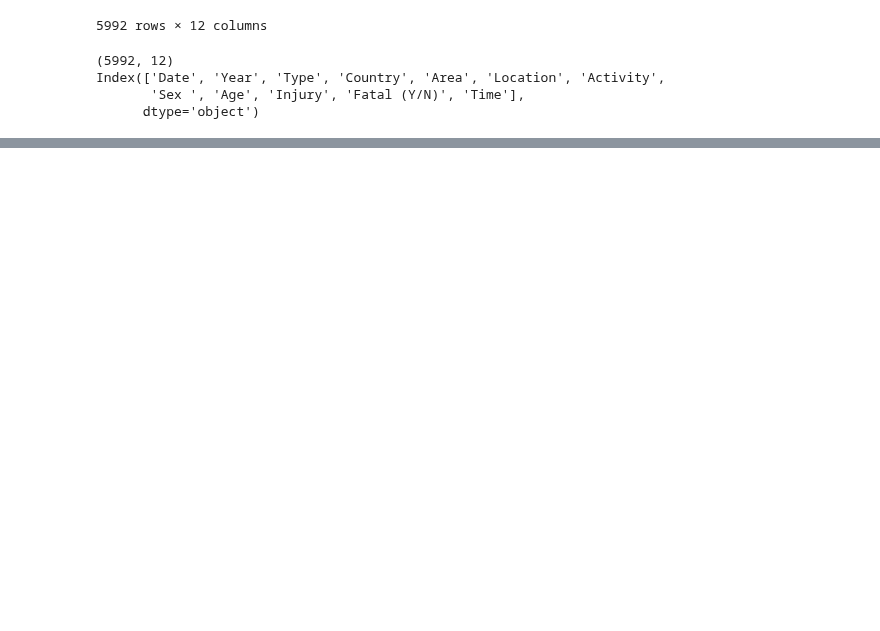
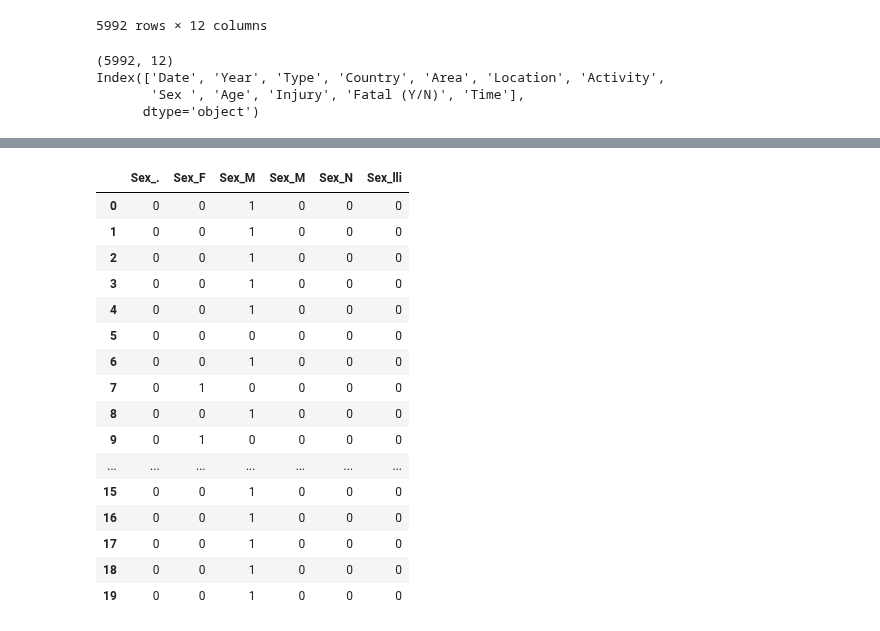
Before and after one commit to ironhack-datalabs/datamad0819, a Jupyter notebook: module-1/pandas-project/your-code/main.ipynb, the cells around one changed output, grey strips where cells are left out. Saved outputs shown, nothing was run; the diff lists cells and outputs as text; code cells hidden in the pictures; blank space fills up the shorter version.

```diff
--- a/module-1/pandas-project/your-code/main.ipynb
+++ b/module-1/pandas-project/your-code/main.ipynb
@@ -182,0 +220,24 @@ TypeError: can only concatenate str (not "int") to str
+# %%
+# creo una variable dummy para la columna Sex
+
+dummy_sex= pd.get_dummies(shdf["Sex"], prefix= "Sex")
+dummy_sex.head(20)
+# no sé por que aparece una columna más con Sex_M xD
+# %% [output]
+|  | Sex_. | Sex_F | Sex_M | Sex_M | Sex_N | Sex_lli |
+| 0 | 0 | 0 | 1 | 0 | 0 | 0 |
+| 1 | 0 | 0 | 1 | 0 | 0 | 0 |
+| 2 | 0 | 0 | 1 | 0 | 0 | 0 |
+| 3 | 0 | 0 | 1 | 0 | 0 | 0 |
+| 4 | 0 | 0 | 1 | 0 | 0 | 0 |
+| 5 | 0 | 0 | 0 | 0 | 0 | 0 |
+| 6 | 0 | 0 | 1 | 0 | 0 | 0 |
+| 7 | 0 | 1 | 0 | 0 | 0 | 0 |
+| 8 | 0 | 0 | 1 | 0 | 0 | 0 |
+| 9 | 0 | 1 | 0 | 0 | 0 | 0 |
+| ... | ... | ... | ... | ... | ... | ... |
+| 15 | 0 | 0 | 1 | 0 | 0 | 0 |
+| 16 | 0 | 0 | 1 | 0 | 0 | 0 |
+| 17 | 0 | 0 | 1 | 0 | 0 | 0 |
+| 18 | 0 | 0 | 1 | 0 | 0 | 0 |
+| 19 | 0 | 0 | 1 | 0 | 0 | 0 |
```
Also changed, not shown: parts of 8 cells of this notebook, 1 other file.
